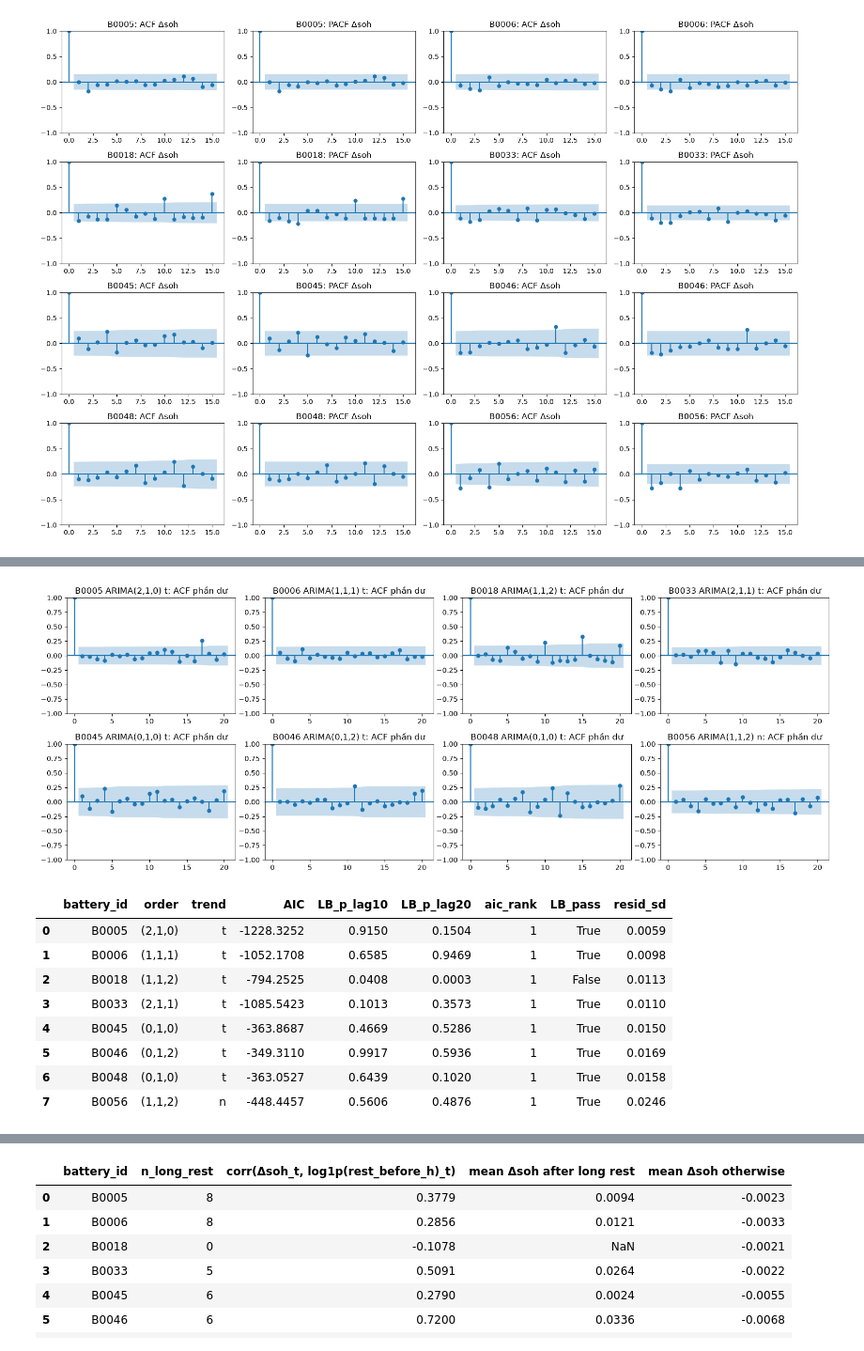
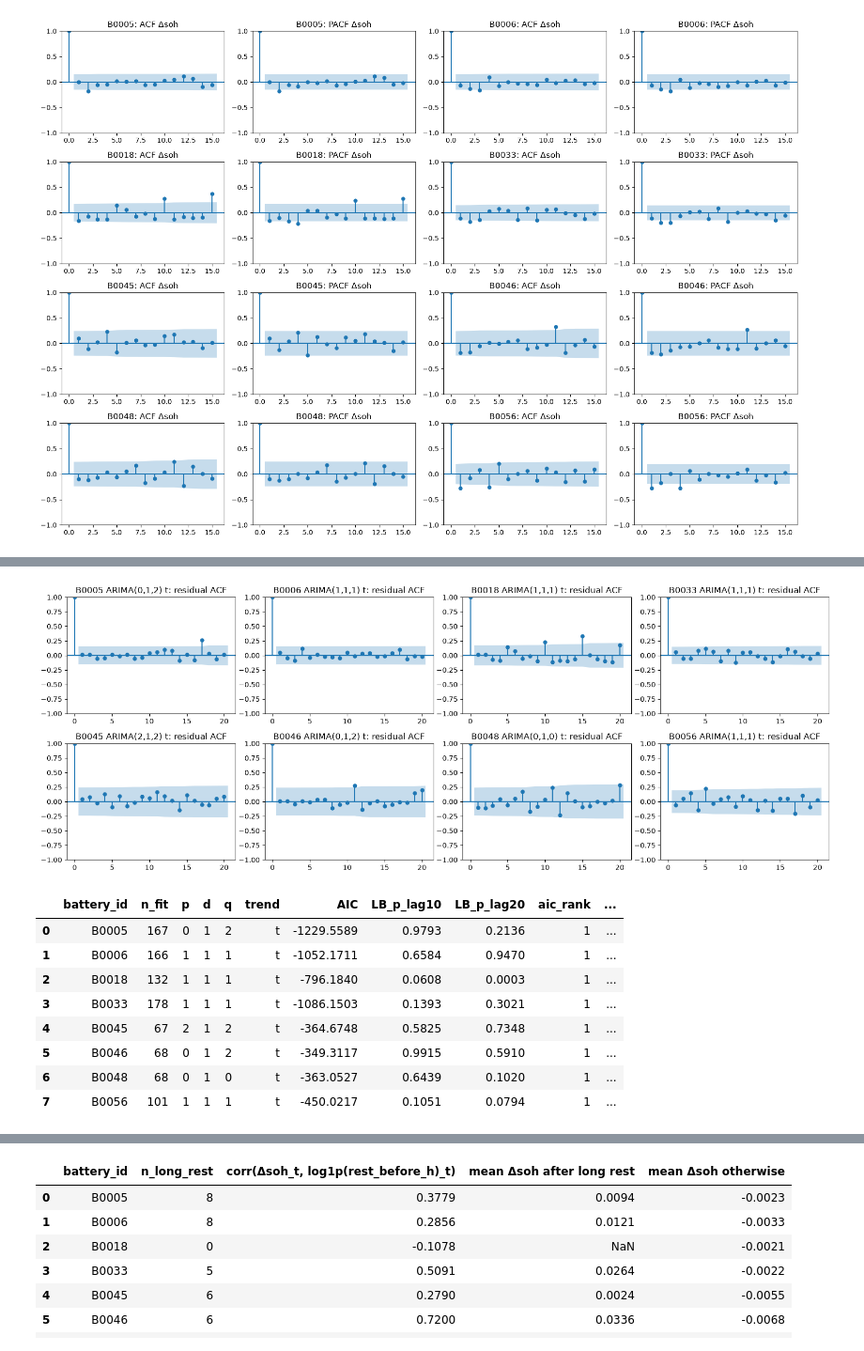
Before and after one commit to Ac-2836/STAT3013.R11.CTTT_Group08, a Jupyter notebook: notebooks/20_arima.ipynb, the cells around one changed output, grey strips where cells are left out. Shown at 94% size. Cells and saved outputs as stored; diff of their text form; code cells hidden in the pictures.

```diff
--- a/notebooks/20_arima.ipynb
+++ b/notebooks/20_arima.ipynb
@@ -94,10 +98,10 @@ for ax, (amb, grp) in zip(axes, rows.groupby("ambient_C")):
         ax.plot(lr, g.soh.values[lr], "o", ms=3.5, color=line.get_color())
     ax.axhline(EOL_SOH, color="k", lw=0.8, ls=":")
     ax.set_title(f"Ambient {amb:.0f} °C")
-    ax.set_xlabel("Thứ tự chu kỳ trong chuỗi (dòng)")
+    ax.set_xlabel("Cycle index within the series (row)")
     ax.legend(fontsize=8)
 axes[0].set_ylabel("SOH")
-fig.suptitle("Chuỗi SOH tier A. Nét đứt = pin test; chấm = chu kỳ ngay sau một lần nghỉ dài; đường chấm = EOL 0,8")
+fig.suptitle("Tier-A SOH series. Dashed = test battery; dots = cycle right after a long rest; dotted line = EOL 0.8")
 fig.tight_layout()
 fig.savefig(FIG / "arima_01_series.png", dpi=150)
 plt.show()
@@ -187,9 +203,18 @@ Tổng cộng 3 × 3 × 2 = 18 mô hình mỗi chuỗi, ước lượng bằng M
 # %%
 GRID = [(p, q, tr) for p in range(3) for q in range(3) for tr in ("n", "t")]
+SCALE = 100.0           # fit on SOH in percentage points (see the markdown above)
+MAXITER = 1000
 
 
 def fit_arima(y, order, trend, exog=None):
-    return ARIMA(y, exog=exog, order=order, trend=trend).fit()
+    # MLE on SCALE*y for numerical stability, returned as a results object in SOH units
+    fit_pct = ARIMA(y * SCALE, exog=exog, order=order, trend=trend).fit(method_kwargs={"maxiter": MAXITER})
+    model = ARIMA(y, exog=exog, order=order, trend=trend)
+    unit = np.array([1.0 if n.startswith(("ar.", "ma.")) else SCALE ** 2 if n == "sigma2" else SCALE
+                     for n in model.param_names])
+    res = model.smooth(np.asarray(fit_pct.params) / unit)
+    res.mle_retvals = fit_pct.mle_retvals
+    return res
 
 
 def aic_grid(y, exog=None):
@@ -199,7 +224,7 @@ def aic_grid(y, exog=None):
             res = fit_arima(y, (p, 1, q), tr, exog)
             out.append({"p": p, "d": 1, "q": q, "trend": tr, "AIC": res.aic, "BIC": res.bic,
                         "converged": bool(res.mle_retvals.get("converged", True))})
-        except Exception as e:  # ghi lại thay vì bỏ qua lặng lẽ
+        except Exception as e:  # record the failure instead of skipping it silently
             out.append({"p": p, "d": 1, "q": q, "trend": tr, "AIC": np.nan, "BIC": np.nan, "converged": False,
                         "error": str(e)[:60]})
     return pd.DataFrame(out).sort_values("AIC").reset_index(drop=True)
@@ -212,6 +237,6 @@ def best_spec(grid):
 
 
 grids = {b: aic_grid(rows.loc[rows.battery_id == b, "soh"].to_numpy()) for b in TRAIN_IDS}
-print("Lưới AIC đầy đủ của B0005 (sắp theo AIC):")
+print("Full AIC grid of B0005 (sorted by AIC):")
 grids["B0005"].round(2)
 # %% [output]
@@ -271,46 +296,48 @@ def ljung_box(res, p, q, lags=(10, 20)):
     return {f"LB_p_lag{h}": lb.loc[h, "lb_pvalue"] for h in lags}
 
 
 def select(y, exog=None, grid=None):
-    """Return (res, order, trend, info): lowest-AIC converged model whose residuals pass Ljung-Box."""
+    # Return (res, order, trend, info): lowest-AIC converged model whose residuals pass Ljung-Box
     grid = aic_grid(y, exog) if grid is None else grid
     ok = grid[grid.converged & grid.AIC.notna()].reset_index(drop=True)
     first = None
     for rank, r in ok.iterrows():
         order, tr = (int(r.p), 1, int(r.q)), r.trend
         res = fit_arima(y, order, tr, exog)
         lb = ljung_box(res, order[0], order[2])
         passed = all(v > 0.05 for v in lb.values())
-        first = first or (res, order, tr, {**lb, "aic_rank": rank + 1, "LB_pass": passed})
+        info = {**lb, "aic_rank": rank + 1, "LB_pass": passed,
+                "converged": bool(res.mle_retvals.get("converged", True))}
+        first = first or (res, order, tr, info)
         if passed:
-            return res, order, tr, {**lb, "aic_rank": rank + 1, "LB_pass": True}
+            return res, order, tr, info
     return first
 
 
 diag = []
 chosen = {}
 fig, axes = plt.subplots(2, 4, figsize=(16, 6))
 for ax, b in zip(axes.flat, TRAIN_IDS):
     y = rows.loc[rows.battery_id == b, "soh"].to_numpy()
     res, order, tr, info = select(y, grid=grids[b])
     chosen[b] = (order, tr)
-    diag.append({"battery_id": b, "order": f"({order[0]},1,{order[2]})", "trend": tr, "AIC": res.aic, **info,
-                 "resid_sd": np.std(np.asarray(res.resid)[1:], ddof=1)})
+    diag.append({"battery_id": b, "n_fit": len(y), "p": order[0], "d": 1, "q": order[2], "trend": tr, "AIC": res.aic,
+                 **info, "resid_sd": np.std(np.asarray(res.resid)[1:], ddof=1)})
     plot_acf(np.asarray(res.resid)[1:], lags=20, ax=ax,
-             title=f"{b} ARIMA({order[0]},1,{order[2]}) {tr}: ACF phần dư")
+             title=f"{b} ARIMA({order[0]},1,{order[2]}) {tr}: residual ACF")
 fig.tight_layout()
 fig.savefig(FIG / "arima_04_resid_acf_train.png", dpi=150)
 plt.show()
 diag = pd.DataFrame(diag)
 diag.round(4)
 # %% [output]
-[figure, old version]
+[figure, new version]
-|  | battery_id | order | trend | AIC | LB_p_lag10 | LB_p_lag20 | aic_rank | LB_pass | resid_sd |
-| 0 | B0005 | (2,1,0) | t | -1228.3252 | 0.9150 | 0.1504 | 1 | True | 0.0059 |
-| 1 | B0006 | (1,1,1) | t | -1052.1708 | 0.6585 | 0.9469 | 1 | True | 0.0098 |
-| 2 | B0018 | (1,1,2) | t | -794.2525 | 0.0408 | 0.0003 | 1 | False | 0.0113 |
-| 3 | B0033 | (2,1,1) | t | -1085.5423 | 0.1013 | 0.3573 | 1 | True | 0.0110 |
-| 4 | B0045 | (0,1,0) | t | -363.8687 | 0.4669 | 0.5286 | 1 | True | 0.0150 |
-| 5 | B0046 | (0,1,2) | t | -349.3110 | 0.9917 | 0.5936 | 1 | True | 0.0169 |
-| 6 | B0048 | (0,1,0) | t | -363.0527 | 0.6439 | 0.1020 | 1 | True | 0.0158 |
-| 7 | B0056 | (1,1,2) | n | -448.4457 | 0.5606 | 0.4876 | 1 | True | 0.0246 |
+|  | battery_id | n_fit | p | d | q | trend | AIC | LB_p_lag10 | LB_p_lag20 | aic_rank | ... |
+| 0 | B0005 | 167 | 0 | 1 | 2 | t | -1229.5589 | 0.9793 | 0.2136 | 1 | ... |
+| 1 | B0006 | 166 | 1 | 1 | 1 | t | -1052.1711 | 0.6584 | 0.9470 | 1 | ... |
+| 2 | B0018 | 132 | 1 | 1 | 1 | t | -796.1840 | 0.0608 | 0.0003 | 1 | ... |
+| 3 | B0033 | 178 | 1 | 1 | 1 | t | -1086.1503 | 0.1393 | 0.3021 | 1 | ... |
+| 4 | B0045 | 67 | 2 | 1 | 2 | t | -364.6748 | 0.5825 | 0.7348 | 1 | ... |
+| 5 | B0046 | 68 | 0 | 1 | 2 | t | -349.3117 | 0.9915 | 0.5910 | 1 | ... |
+| 6 | B0048 | 68 | 0 | 1 | 0 | t | -363.0527 | 0.6439 | 0.1020 | 1 | ... |
+| 7 | B0056 | 101 | 1 | 1 | 1 | t | -450.0217 | 0.1051 | 0.0794 | 1 | ... |
```
Also changed, not shown: parts of 61 cells of this notebook, 7 other files.
